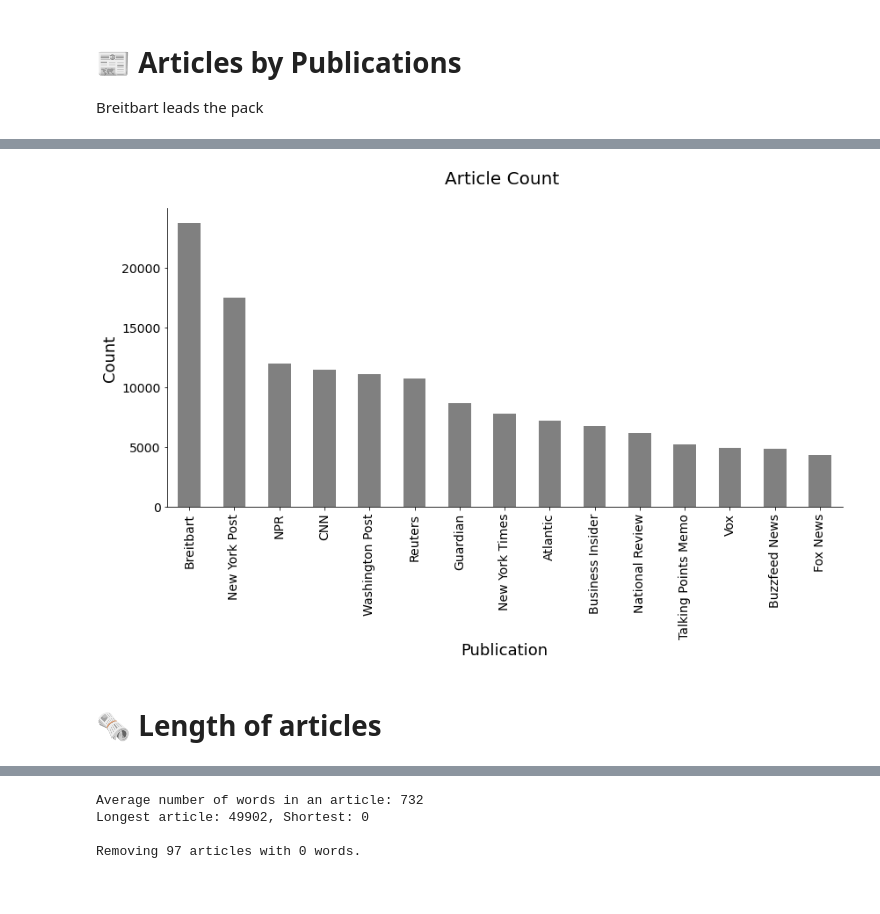
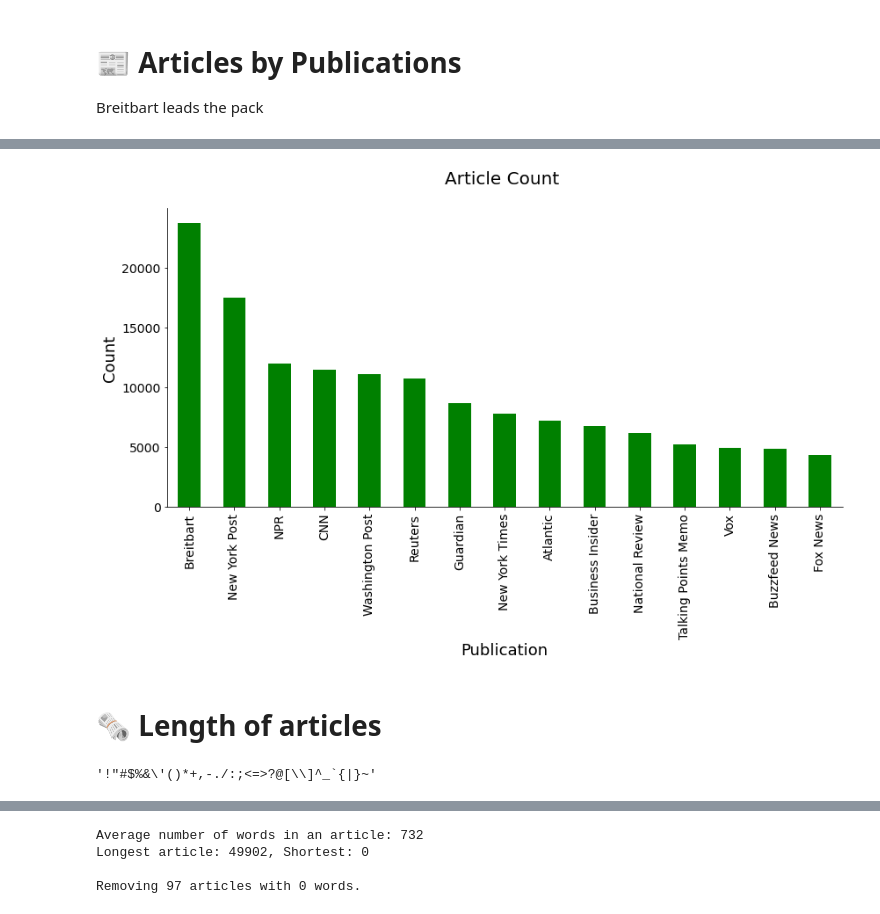
Before and after one commit to ValRCS/Digital_Discourse_ETH713_Fall_2020, a Jupyter notebook: analysis/news-outlets-climate-change.ipynb, the cells around one changed output, grey strips where cells are left out. Saved outputs shown, nothing was run; the diff lists cells and outputs as text; code cells hidden in the pictures.

```diff
--- a/analysis/news-outlets-climate-change.ipynb
+++ b/analysis/news-outlets-climate-change.ipynb
@@ -43,18 +118,19 @@ Breitbart leads the pack
 # %%
 # ax = articles['publication'].value_counts().sort_index().plot(kind='bar', fontsize=14, figsize=(12,10))
 # ax.set_title('Article Count\n', fontsize=20)
 # ax.set_xlabel('Publication', fontsize=18)
 # ax.set_ylabel('Count', fontsize=18)
 # plt.tight_layout()
 # sns.despine();
 
-ax = articles['publication'].value_counts().plot(kind='bar', fontsize=14, figsize=(12,8), color="gray")
+ax = articles['publication'].value_counts().plot(kind='bar', fontsize=14, figsize=(12,8), color="green")
 ax.set_title('Article Count \n', fontsize=20)
 ax.set_xlabel('Publication', fontsize=18)
 ax.set_ylabel('Count', fontsize=18)
 plt.tight_layout()
+plt.savefig("publications.png", format="png")
 sns.despine();
 # %% [output]
-[figure, old version]
+[figure, new version]
 # %% [markdown]
 # 🗞️ Length of articles
@@ -60,0 +139,4 @@ sns.despine();
+# %%
+string.punctuation
+# %% [output]
+'!"#$%&\'()*+,-./:;<=>?@[\\]^_`{|}~'
```
Also changed, not shown: parts of 50 cells of this notebook, 1 other file.
